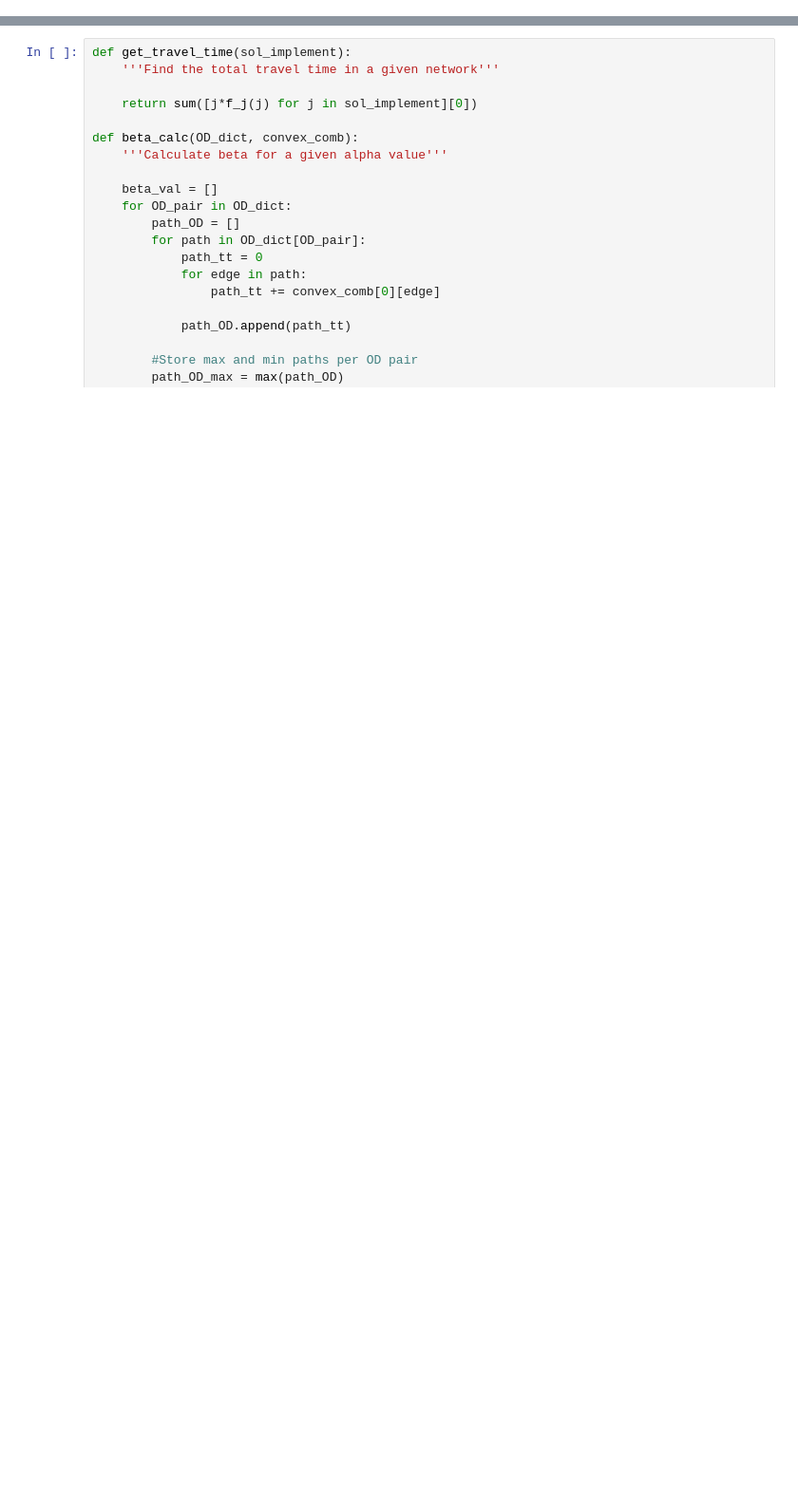
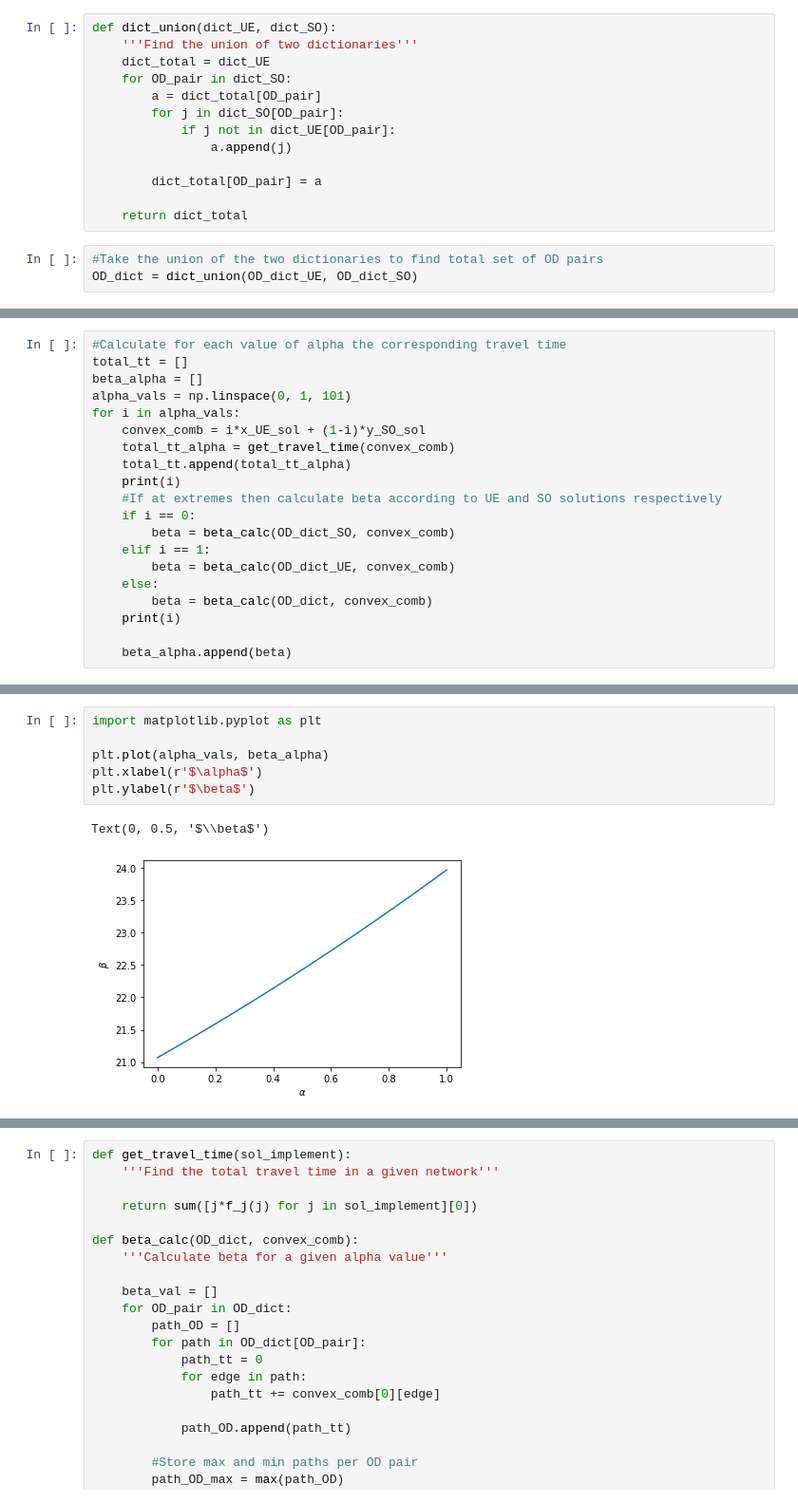
Before and after one commit to StanfordASL/fair-routing, a Jupyter notebook: differential_pricing.ipynb, the cells around one changed output, grey strips where cells are left out. Shown: that part at 95% size. Drawn from its saved outputs; the diff is of its cells as text; blank space fills up the shorter version.

```diff
--- a/differential_pricing.ipynb
+++ b/differential_pricing.ipynb
@@ -23,0 +258,16 @@ for i in alpha_vals:
+# %%
+def dict_union(dict_UE, dict_SO):
+    '''Find the union of two dictionaries'''
+    dict_total = dict_UE
+    for OD_pair in dict_SO:
+        a = dict_total[OD_pair]
+        for j in dict_SO[OD_pair]:
+            if j not in dict_UE[OD_pair]:
+                a.append(j)
+
+        dict_total[OD_pair] = a
+
+    return dict_total
+# %%
+#Take the union of the two dictionaries to find total set of OD pairs
+OD_dict = dict_union(OD_dict_UE, OD_dict_SO)
@@ -23,0 +300,20 @@ for i in alpha_vals:
+# %%
+#Calculate for each value of alpha the corresponding travel time
+total_tt = []
+beta_alpha = []
+alpha_vals = np.linspace(0, 1, 101)
+for i in alpha_vals:
+    convex_comb = i*x_UE_sol + (1-i)*y_SO_sol
+    total_tt_alpha = get_travel_time(convex_comb)
+    total_tt.append(total_tt_alpha)
+    print(i)
+    #If at extremes then calculate beta according to UE and SO solutions respectively
+    if i == 0:
+        beta = beta_calc(OD_dict_SO, convex_comb)
+    elif i == 1:
+        beta = beta_calc(OD_dict_UE, convex_comb)
+    else:
+        beta = beta_calc(OD_dict, convex_comb)
+    print(i)
+
+    beta_alpha.append(beta)
@@ -23,0 +338,9 @@ for i in alpha_vals:
+# %%
+import matplotlib.pyplot as plt
+
+plt.plot(alpha_vals, beta_alpha)
+plt.xlabel(r'$\alpha$')
+plt.ylabel(r'$\beta$')
+# %% [output]
+Text(0, 0.5, '$\\beta$')
+[figure, added]
```
Also changed, not shown: parts of 43 cells of this notebook.
